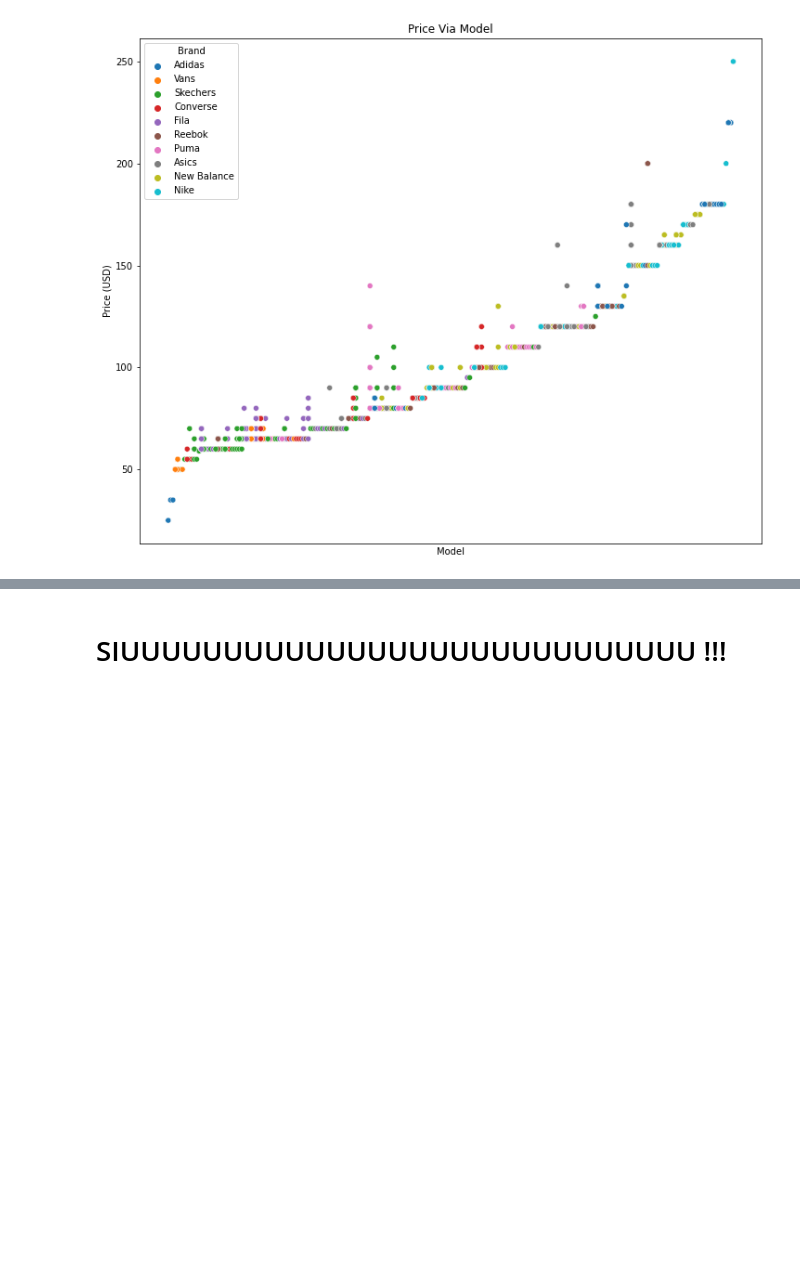
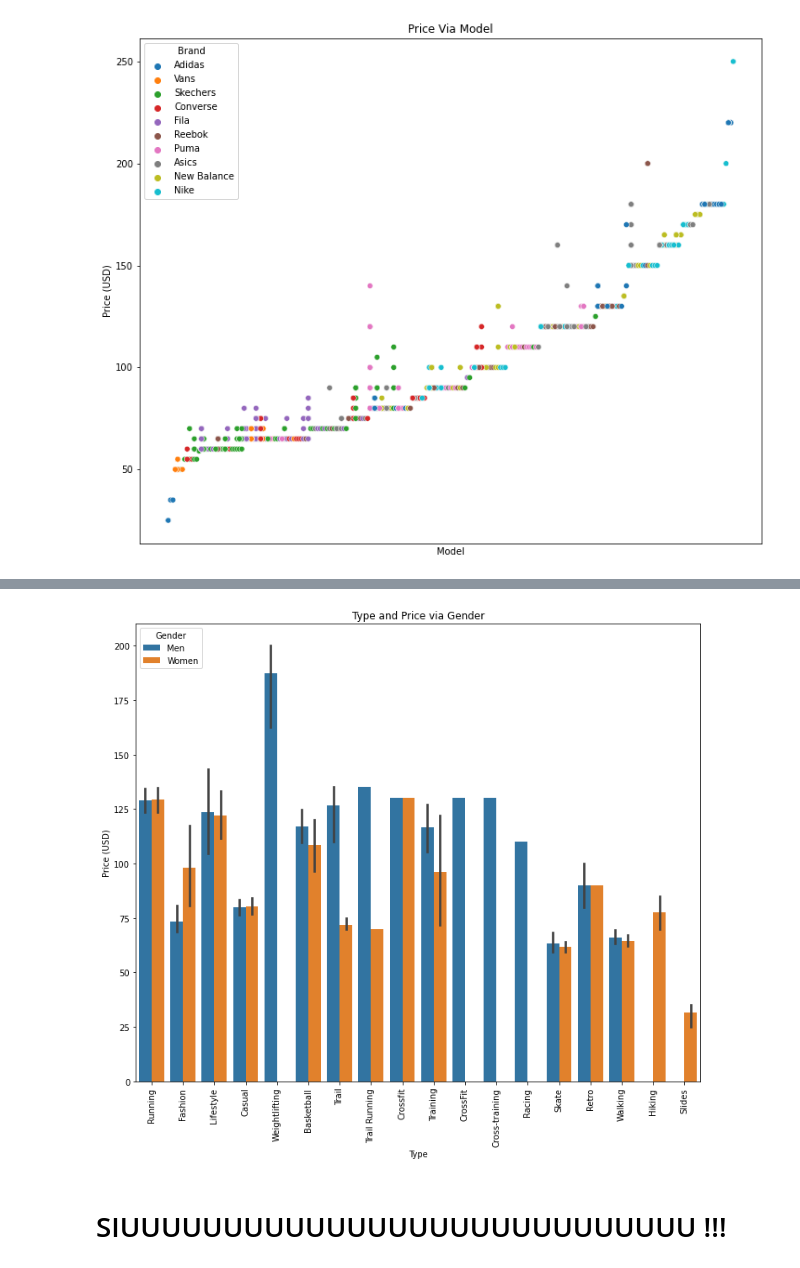
Before and after one commit to tuancaokaizen/dataproject, a Jupyter notebook: Shoes Prices Project.ipynb, the cells around one changed output, grey strips where cells are left out. Drawn from its saved outputs; the diff is of its cells as text; code cells hidden in the pictures; blank space fills up the shorter version.

```diff
--- a/Shoes Prices Project.ipynb
+++ b/Shoes Prices Project.ipynb
@@ -278,0 +281,3 @@ plt.show();
+# %%
+df_gender_type = df[['Gender','Type','Price (USD)']].sort_values(by = 'Price (USD)', ascending = False )
+df_gender_type
@@ -279,2 +298,10 @@ plt.show();
+# %%
+plt.figure(figsize = (12,10))
+ax = sns.barplot(x = df_gender_type ['Type'], y = df_gender_type ['Price (USD)'], hue = df_gender_type['Gender'])
+plt.title('Type and Price via Gender')
+plt.xticks(rotation = 90)
+plt.show();
+# %% [output]
+[figure, added]
 # %% [markdown]
 # SIUUUUUUUUUUUUUUUUUUUUUUUUUUUU !!!
```
Also changed, not shown: parts of 2 cells of this notebook.
